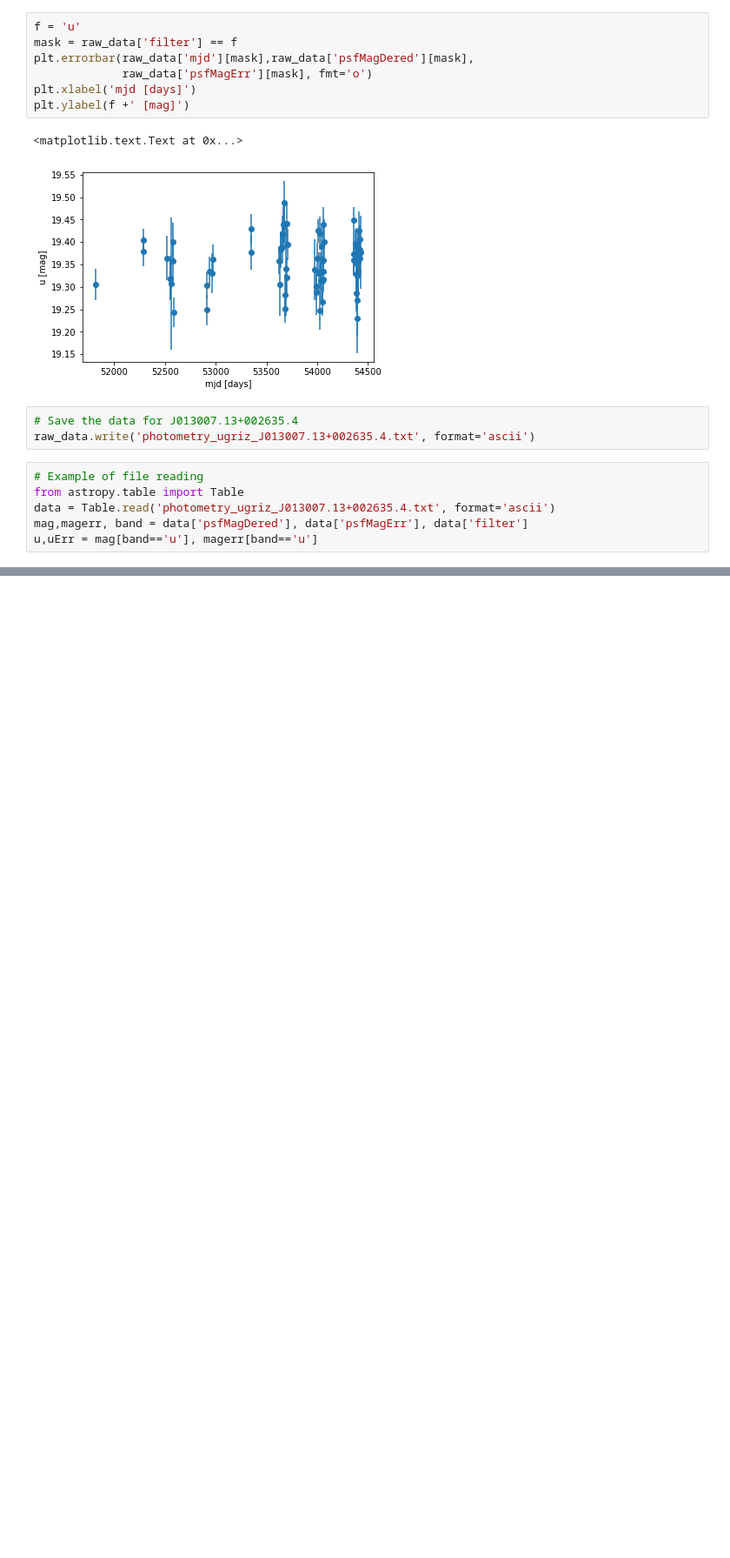
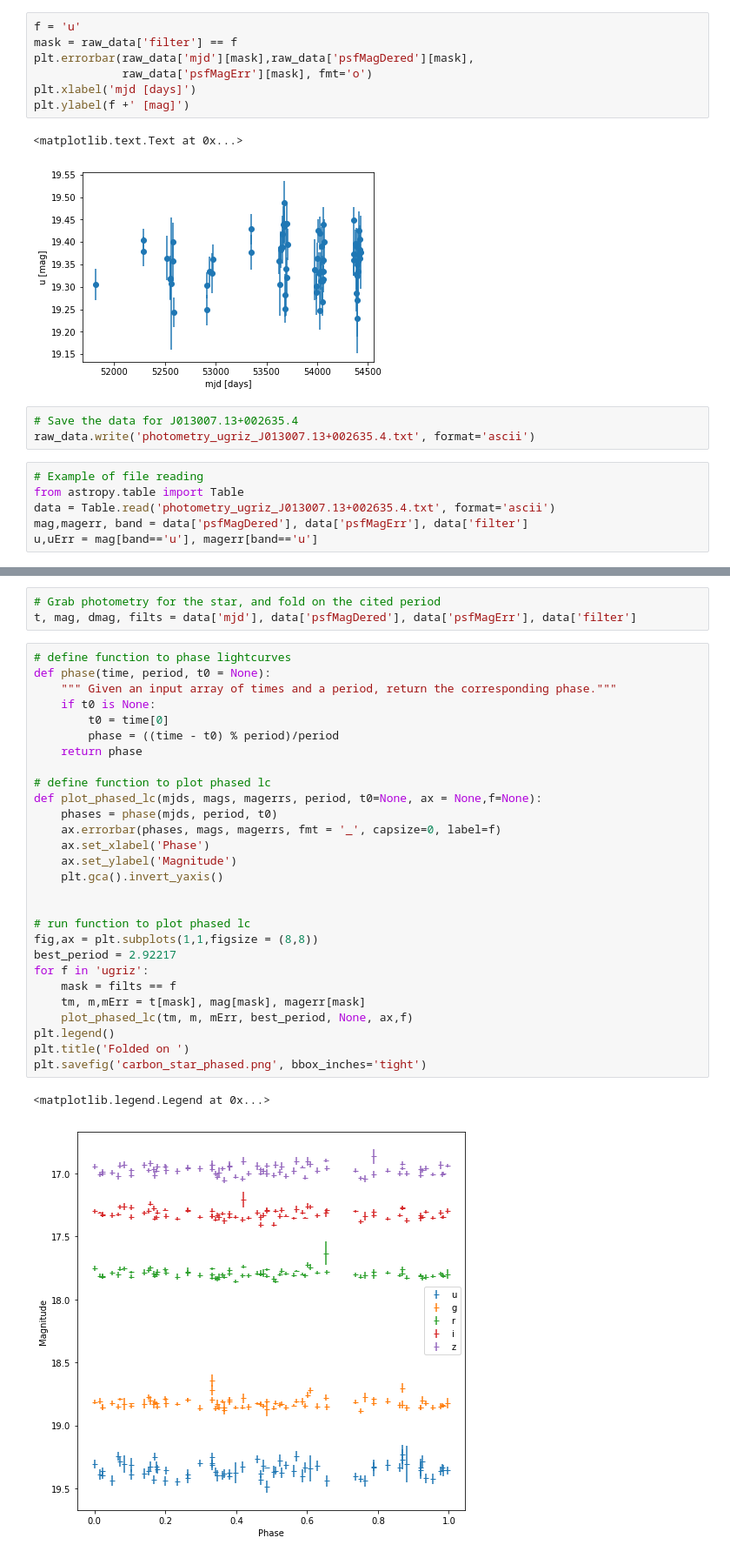
Before and after one commit to suberlak/SDSS_S82_FP_research, a Jupyter notebook: code/Read_S82_photometry.ipynb, the cells around one changed output, grey strips where cells are left out. Shown: that part at 87% size. Drawn from its saved outputs; the diff is of its cells as text; blank space fills up the shorter version.

```diff
--- a/code/Read_S82_photometry.ipynb
+++ b/code/Read_S82_photometry.ipynb
@@ -242,0 +395,34 @@ u,uErr = mag[band=='u'], magerr[band=='u']
+# %%
+# Grab photometry for the star, and fold on the cited period
+t, mag, dmag, filts = data['mjd'], data['psfMagDered'], data['psfMagErr'], data['filter']
+# %%
+# define function to phase lightcurves
+def phase(time, period, t0 = None):
+    """ Given an input array of times and a period, return the corresponding phase."""
+    if t0 is None:
+        t0 = time[0]
+        phase = ((time - t0) % period)/period
+    return phase
+
+# define function to plot phased lc
+def plot_phased_lc(mjds, mags, magerrs, period, t0=None, ax = None,f=None):
+    phases = phase(mjds, period, t0)
+    ax.errorbar(phases, mags, magerrs, fmt = '_', capsize=0, label=f)
+    ax.set_xlabel('Phase')
+    ax.set_ylabel('Magnitude')
+    plt.gca().invert_yaxis()
+
+
+# run function to plot phased lc
+fig,ax = plt.subplots(1,1,figsize = (8,8))
+best_period = 2.92217
+for f in 'ugriz':
+    mask = filts == f
+    tm, m,mErr = t[mask], mag[mask], magerr[mask]
+    plot_phased_lc(tm, m, mErr, best_period, None, ax,f)
+plt.legend()
+plt.title('Folded on ')
+plt.savefig('carbon_star_phased.png', bbox_inches='tight')
+# %% [output]
+<matplotlib.legend.Legend at 0x...>
+[figure, added]
```
Also changed, not shown: parts of 11 cells of this notebook.
